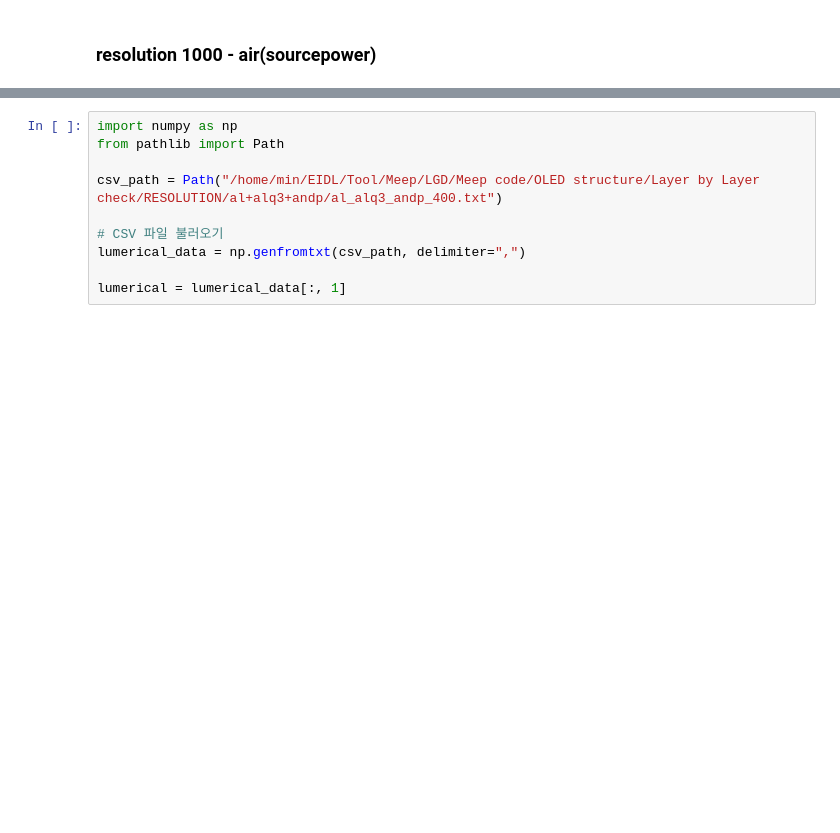
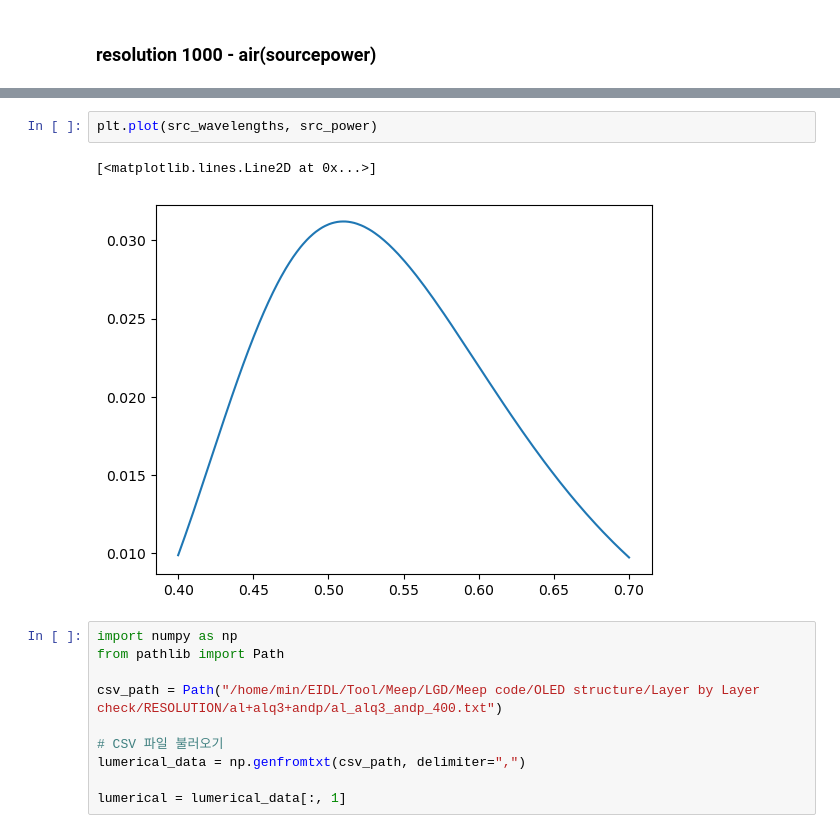
Before and after one commit to M2nion/EIDL, a Jupyter notebook: Tool/Meep/LGD/Meep code/OLED structure/Layer by Layer check/OLED_update_LBL.ipynb, the cells around one changed output, grey strips where cells are left out. Drawn from its saved outputs; the diff is of its cells as text; blank space fills up the shorter version.

```diff
--- a/Tool/Meep/LGD/Meep code/OLED structure/Layer by Layer check/OLED_update_LBL.ipynb
+++ b/Tool/Meep/LGD/Meep code/OLED structure/Layer by Layer check/OLED_update_LBL.ipynb
@@ -258,6 +258,11 @@ time for set_epsilon = 0.0500338 s
 -----------
 run 0 finished at t = 50.0 (10000 timesteps)
 CSV 파일 저장 완료: sourcepower_res100.csv
+# %%
+plt.plot(src_wavelengths, src_power)
+# %% [output]
+[<matplotlib.lines.Line2D at 0x...>]
+[figure, added]
 # %%
 import numpy as np
 from pathlib import Path
```
Also changed, not shown: parts of 4 cells of this notebook, 7 other files.
